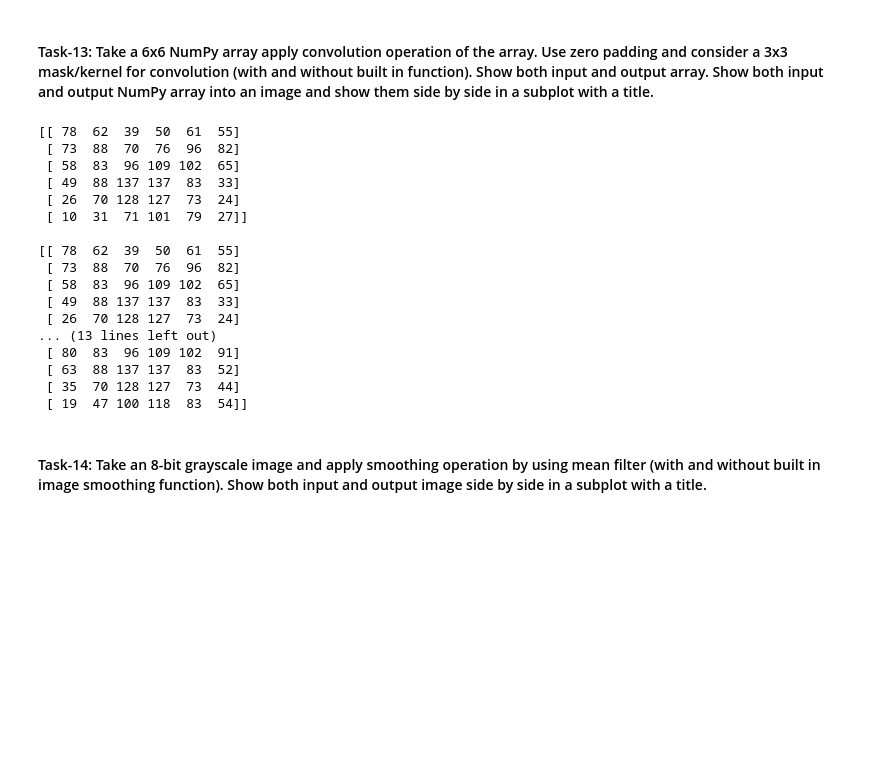
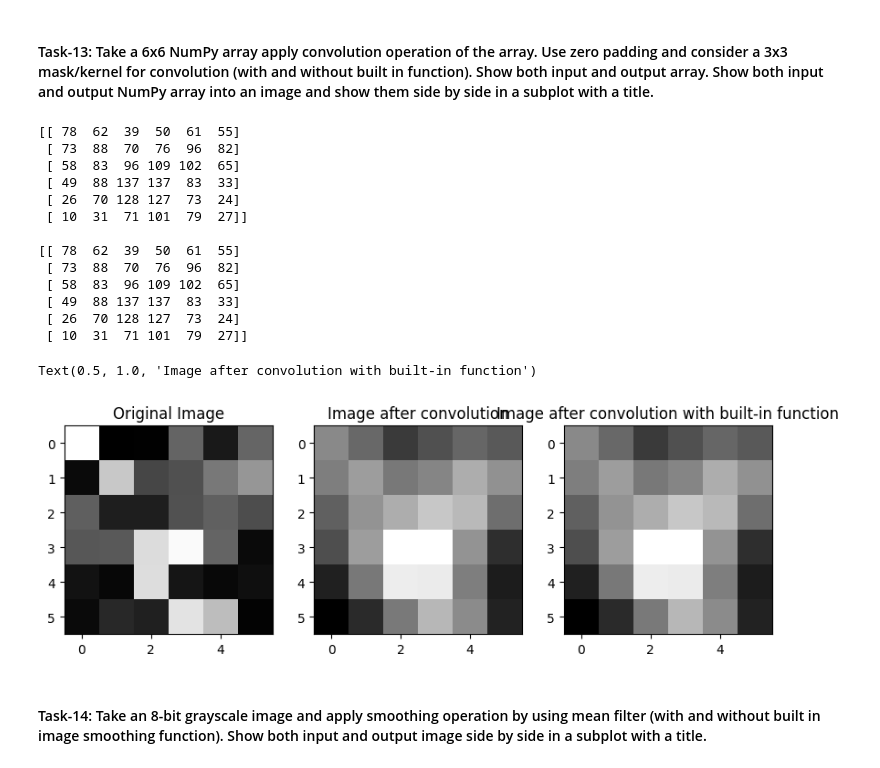
Before and after one commit to mdarikrayhan/Digital-Image-Processing, a Jupyter notebook: Lab 6/Task4&5.ipynb, the cells around one changed output. Saved outputs shown, nothing was run; the diff lists cells and outputs as text; code cells hidden in the pictures; blank space fills up the shorter version.

```diff
--- a/Lab 6/Task4&5.ipynb
+++ b/Lab 6/Task4&5.ipynb
@@ -109,45 +109,45 @@ arr = np.pad(arr, 1, 'constant', constant_values=0)
 #use 3x3 gaussian filter manually
 filter = np.array([[1, 2, 1], [2, 4, 2], [1, 2, 1]])/16
 ans=arr.copy()
 for i in range(1, arr.shape[0]-1):
     for j in range(1, arr.shape[1]-1):
         ans[i, j] = round(np.sum(arr[i-1:i+2, j-1:j+2]*filter))
 #remove zero padding
 ans = ans[1:ans.shape[0]-1, 1:ans.shape[1]-1]
 print(ans)
 print()
 
 #using built-in function
 conv2 = cv2.filter2D(arr, -1, filter)
 #remove zero padding conv2
 conv2 = conv2[1:conv2.shape[0]-1, 1:conv2.shape[1]-1]
 print(conv2)
-print()
 
-gaussian = cv2.GaussianBlur(arr,(3,3),cv2.BORDER_CONSTANT)
-gaussian2 = cv2.GaussianBlur(temp,(3,3),cv2.BORDER_CONSTANT)
-#remove zero padding
-#gaussian = gaussian[1:gaussian.shape[0]-1, 1:gaussian.shape[1]-1]
-print(gaussian)
-print()
-print(gaussian2)
+plt.figure(figsize=(10,10))
+plt.subplot(1,3,1)
+plt.imshow(temp, cmap='gray')
+plt.title('Original Image')
+plt.subplot(1,3,2)
+plt.imshow(ans, cmap='gray')
+plt.title('Image after convolution')
+plt.subplot(1,3,3)
+plt.imshow(conv2, cmap='gray')
+plt.title('Image after convolution with built-in function')
 # %% [output]
 [[ 78  62  39  50  61  55]
  [ 73  88  70  76  96  82]
  [ 58  83  96 109 102  65]
  [ 49  88 137 137  83  33]
  [ 26  70 128 127  73  24]
  [ 10  31  71 101  79  27]]
 
 [[ 78  62  39  50  61  55]
  [ 73  88  70  76  96  82]
  [ 58  83  96 109 102  65]
  [ 49  88 137 137  83  33]
  [ 26  70 128 127  73  24]
-... (13 lines left out)
- [ 80  83  96 109 102  91]
- [ 63  88 137 137  83  52]
- [ 35  70 128 127  73  44]
- [ 19  47 100 118  83  54]]
+ [ 10  31  71 101  79  27]]
+Text(0.5, 1.0, 'Image after convolution with built-in function')
+[figure, added]
 # %% [markdown]
 <h4>Task-14: Take an 8-bit grayscale image and apply smoothing operation by using mean filter (with and without built in image smoothing function). Show both input and output image side by side in a subplot with a title.</h4>
```
Also changed, not shown: parts of 2 cells of this notebook.
